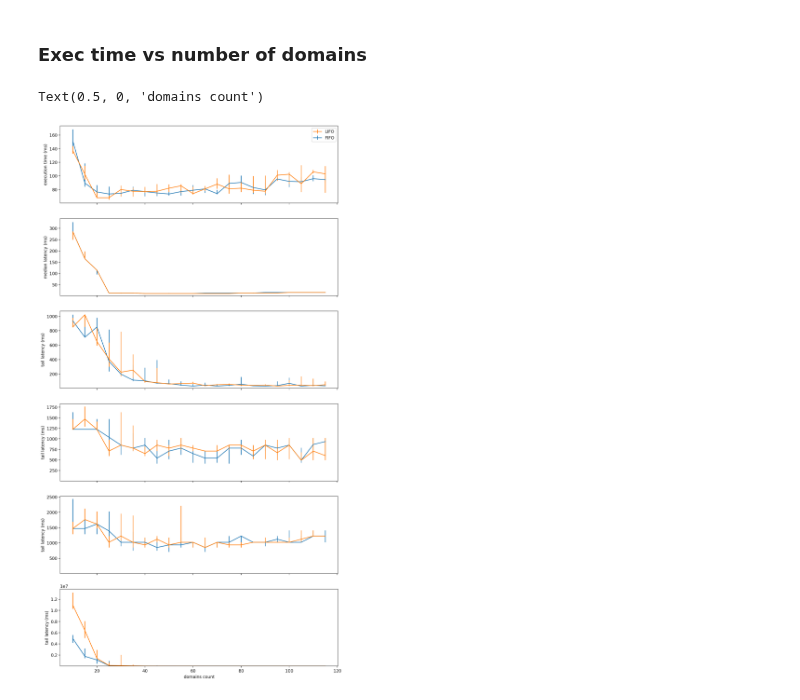
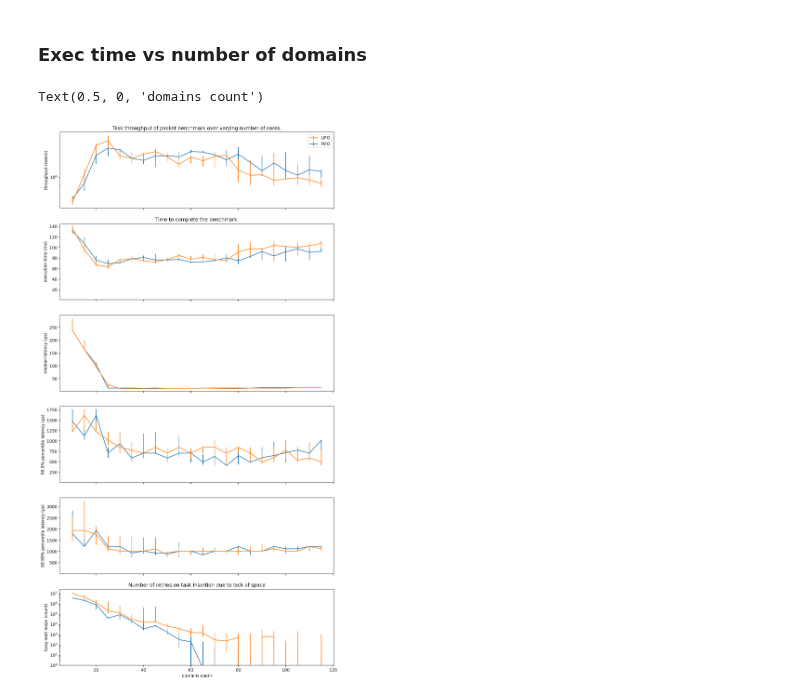
Before and after one commit to bartoszmodelski/ebsl, a Jupyter notebook: evaluation/packet-benchmark-sherwood.py.ipynb, the cells around one changed output. Cells and saved outputs as stored; diff of their text form; code cells hidden in the pictures.

```diff
--- a/evaluation/packet-benchmark-sherwood.py.ipynb
+++ b/evaluation/packet-benchmark-sherwood.py.ipynb
@@ -159,18 +167,34 @@ size = 6
 fig, axes = plt.subplots(size, 1, sharex=True)
 fig.set_size_inches(12, 4 * size)
 
+
+ax = axes[0]
+
+#line_lifo, = ax.plot(x, to_series(fifo_transformed, "time-processed"), label='FIFO')
+#line_fifo, = ax.plot(x, to_series(lifo_transformed, "time-processed"), label='LIFO')
+
+line_lifo = plot(x, fifo_transformed, "throughput-processed", 'FIFO')
+line_fifo = plot(x, lifo_transformed, "throughput-processed", 'LIFO')
+
+ax.legend(handles=[line_fifo, line_lifo])
+
+ax.set_yscale("log")
+#ax.set_ylim(ymin=1)
+ax.set_title("Task throughput of packet benchmark over varying number of cores.")
+ax.set_ylabel('throughput (task/s)')
+
 ########################
 ## TIME ################
 ########################
-ax = axes[0]
+ax = axes[1]
 #line_lifo, = ax.plot(x, to_series(fifo_transformed, "time-processed"), label='FIFO')
 #line_fifo, = ax.plot(x, to_series(lifo_transformed, "time-processed"), label='LIFO')
 
 line_lifo = plot(x, fifo_transformed, "time-processed", 'FIFO')
 line_fifo = plot(x, lifo_transformed, "time-processed", 'LIFO')
 
-ax.legend(handles=[line_fifo, line_lifo])
-
+ax.set_ylim(ymin=1)
+ax.set_title("Time to complete the benchmark.")
 ax.set_ylabel('execution time (ms)')
 
 
@@ -178,7 +202,7 @@ ax.set_ylabel('execution time (ms)')
 ## MEDIAN LATENCY ######
 ########################
 
-ax = axes[1]
+ax = axes[2]
 
 
 line_lifo = plot(x, fifo_transformed, "latency_q50-processed", 'FIFO')
@@ -187,22 +211,7 @@ line_fifo = plot(x, lifo_transformed, "latency_q50-processed", 'LIFO')
 
 #ax.set_yscale("log")
 ax.set_ylim(ymin=1)
-ax.set_ylabel('median latency (ms)')
-
-########################
-## Q99 LATENCY ######
-########################
-
-ax = axes[2]
-
-
-line_lifo = plot(x, fifo_transformed, "latency_q99-processed", 'FIFO')
-line_fifo = plot(x, lifo_transformed, "latency_q99-processed", 'LIFO')
-
-#ax.set_yscale("log")
-ax.set_ylim(ymin=1)
-ax.set_ylabel('tail latency (ms)')
-
+ax.set_ylabel('median latency (μs)')
 
 ########################
 ## Q99 LATENCY ######
@@ -216,42 +225,40 @@ line_fifo = plot(x, lifo_transformed, "latency_q999-processed", 'LIFO')
 
 #ax.set_yscale("log")
 ax.set_ylim(ymin=1)
-ax.set_ylabel('tail latency (ms)')
+ax.set_ylabel('99.9% percentile latency (μs)')
 
 
 ########################
 ## Q99.9 LATENCY ######
 ########################
 
 ax = axes[4]
 
 
 line_lifo = plot(x, fifo_transformed, "latency_q9999-processed", 'FIFO')
 line_fifo = plot(x, lifo_transformed, "latency_q9999-processed", 'LIFO')
 
 #ax.set_yscale("log")
 ax.set_ylim(ymin=1)
-ax.set_ylabel('tail latency (ms)')
-
-
-
+ax.set_ylabel('99.99% percentile latency (μs)')
 
 ########################
-## Q99.9 LATENCY ######
+## WAIT ################
 ########################
 
 ax = axes[5]
 
 
 line_lifo = plot(x, fifo_transformed, "waited_for_space_on_enque-processed", 'FIFO')
 line_fifo = plot(x, lifo_transformed, "waited_for_space_on_enque-processed", 'LIFO')
 
-#ax.set_yscale("log")
+ax.set_yscale("log")
 ax.set_ylim(ymin=1)
 ax.set_xlabel('domains count')
-ax.set_ylabel('tail latency (ms)')
+ax.set_ylabel('busy-wait loops (count)')
+ax.set_title("Number of retries on task insertion due to lack of space")
 
 ax.set_xlabel('domains count')
 # %% [output]
 Text(0.5, 0, 'domains count')
-[figure, old version]
+[figure, new version]
```
Also changed, not shown: parts of 16 cells of this notebook, 2 other files.
